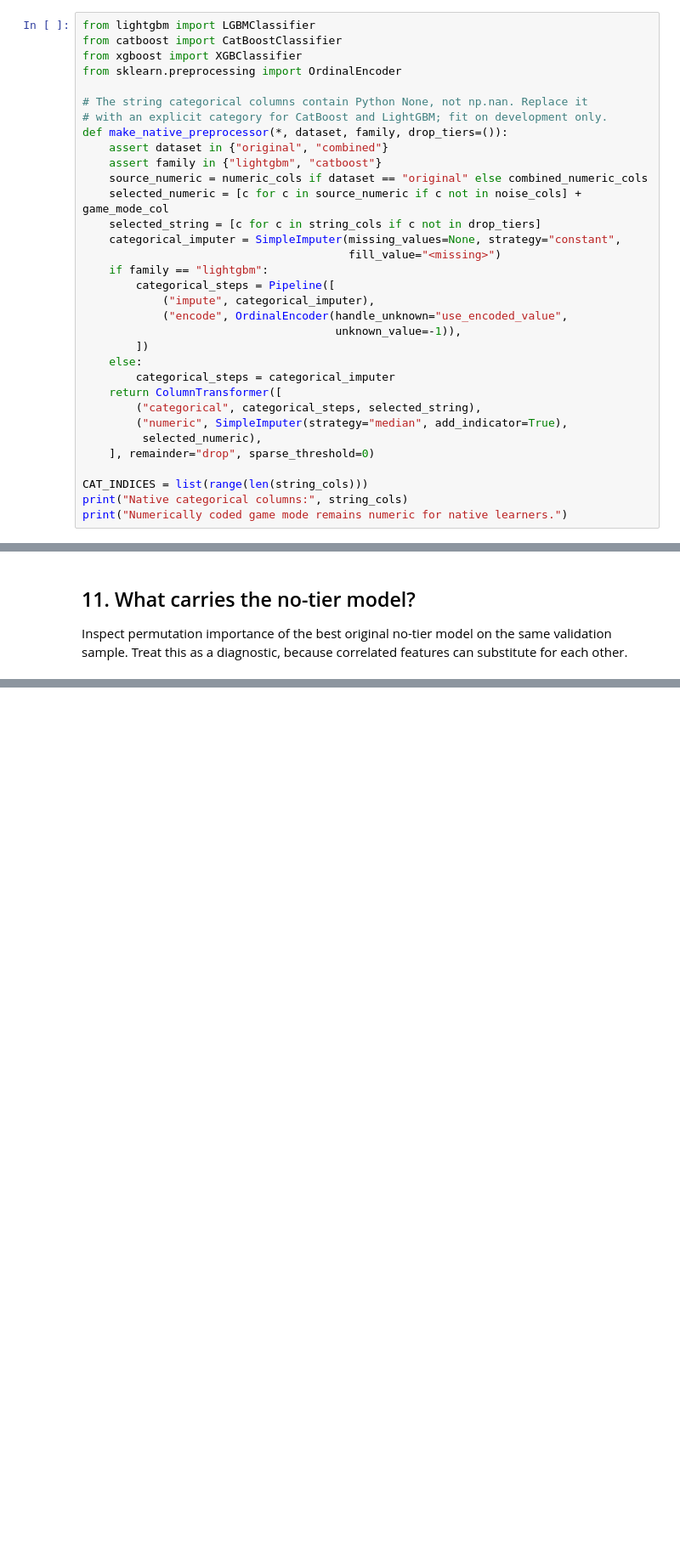
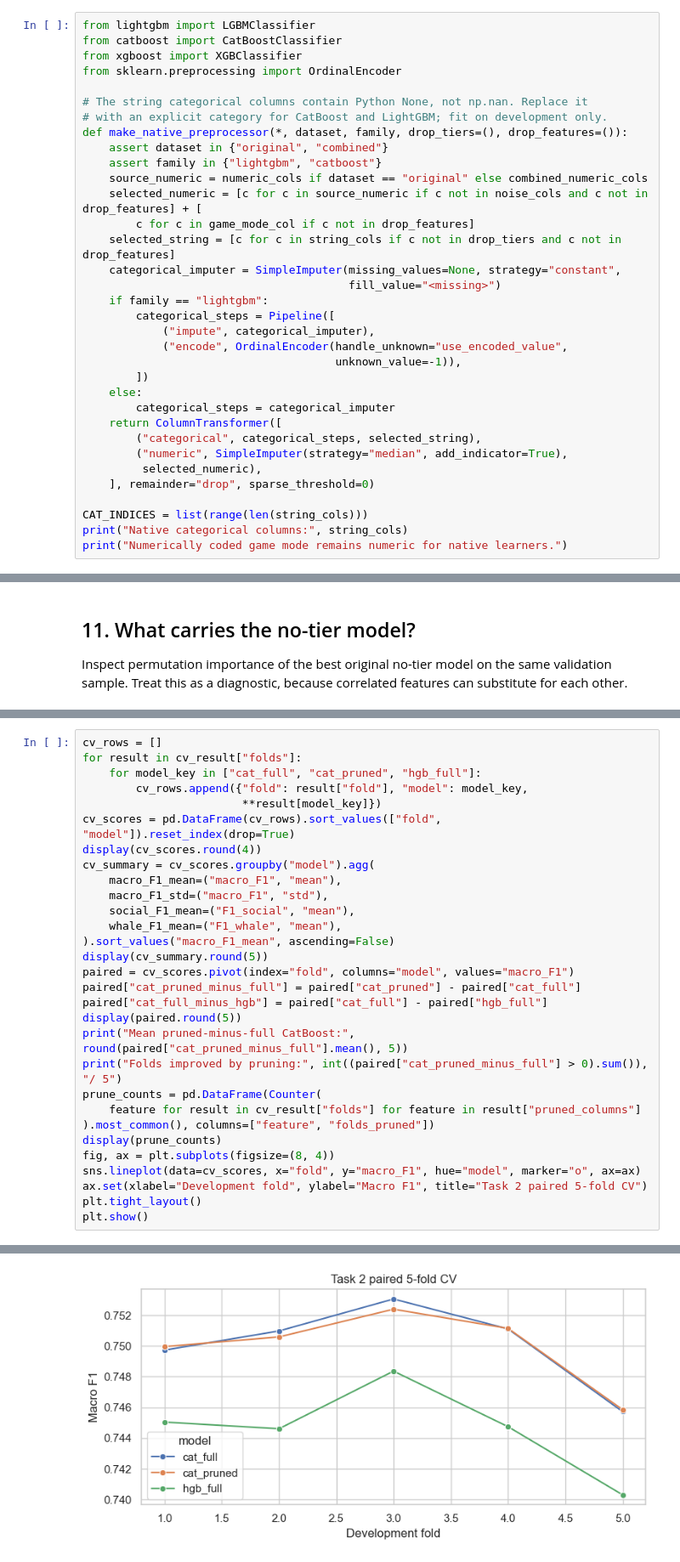
Before and after one commit to jakkarin-promsee/cpe342-ml-kaggle, a Jupyter notebook: src/task2/models/model.ipynb, the cells around one changed output, grey strips where cells are left out. Shown at 85% size. Cells and saved outputs as stored; diff of their text form; blank space fills up the shorter version.

```diff
--- a/src/task2/models/model.ipynb
+++ b/src/task2/models/model.ipynb
@@ -532,12 +532,13 @@ from sklearn.preprocessing import OrdinalEncoder
 
 # The string categorical columns contain Python None, not np.nan. Replace it
 # with an explicit category for CatBoost and LightGBM; fit on development only.
-def make_native_preprocessor(*, dataset, family, drop_tiers=()):
+def make_native_preprocessor(*, dataset, family, drop_tiers=(), drop_features=()):
     assert dataset in {"original", "combined"}
     assert family in {"lightgbm", "catboost"}
     source_numeric = numeric_cols if dataset == "original" else combined_numeric_cols
-    selected_numeric = [c for c in source_numeric if c not in noise_cols] + game_mode_col
-    selected_string = [c for c in string_cols if c not in drop_tiers]
+    selected_numeric = [c for c in source_numeric if c not in noise_cols and c not in drop_features] + [
+        c for c in game_mode_col if c not in drop_features]
+    selected_string = [c for c in string_cols if c not in drop_tiers and c not in drop_features]
     categorical_imputer = SimpleImputer(missing_values=None, strategy="constant",
                                         fill_value="<missing>")
     if family == "lightgbm":
@@ -1184,0 +1327,31 @@ Loaded permutation importance: t2_cat_no_tiers_v1
+# %%
+cv_rows = []
+for result in cv_result["folds"]:
+    for model_key in ["cat_full", "cat_pruned", "hgb_full"]:
+        cv_rows.append({"fold": result["fold"], "model": model_key,
+                        **result[model_key]})
+cv_scores = pd.DataFrame(cv_rows).sort_values(["fold", "model"]).reset_index(drop=True)
+display(cv_scores.round(4))
+cv_summary = cv_scores.groupby("model").agg(
+    macro_F1_mean=("macro_F1", "mean"),
+    macro_F1_std=("macro_F1", "std"),
+    social_F1_mean=("F1_social", "mean"),
+    whale_F1_mean=("F1_whale", "mean"),
+).sort_values("macro_F1_mean", ascending=False)
+display(cv_summary.round(5))
+paired = cv_scores.pivot(index="fold", columns="model", values="macro_F1")
+paired["cat_pruned_minus_full"] = paired["cat_pruned"] - paired["cat_full"]
+paired["cat_full_minus_hgb"] = paired["cat_full"] - paired["hgb_full"]
+display(paired.round(5))
+print("Mean pruned-minus-full CatBoost:", round(paired["cat_pruned_minus_full"].mean(), 5))
+print("Folds improved by pruning:", int((paired["cat_pruned_minus_full"] > 0).sum()), "/ 5")
+prune_counts = pd.DataFrame(Counter(
+    feature for result in cv_result["folds"] for feature in result["pruned_columns"]
+).most_common(), columns=["feature", "folds_pruned"])
+display(prune_counts)
+fig, ax = plt.subplots(figsize=(8, 4))
+sns.lineplot(data=cv_scores, x="fold", y="macro_F1", hue="model", marker="o", ax=ax)
+ax.set(xlabel="Development fold", ylabel="Macro F1", title="Task 2 paired 5-fold CV")
+plt.tight_layout()
+plt.show()
+# %% [output]
@@ -1184,0 +1400 @@ Loaded permutation importance: t2_cat_no_tiers_v1
+[figure, added]
```
Also changed, not shown: parts of 7 cells of this notebook, 1 other file.
